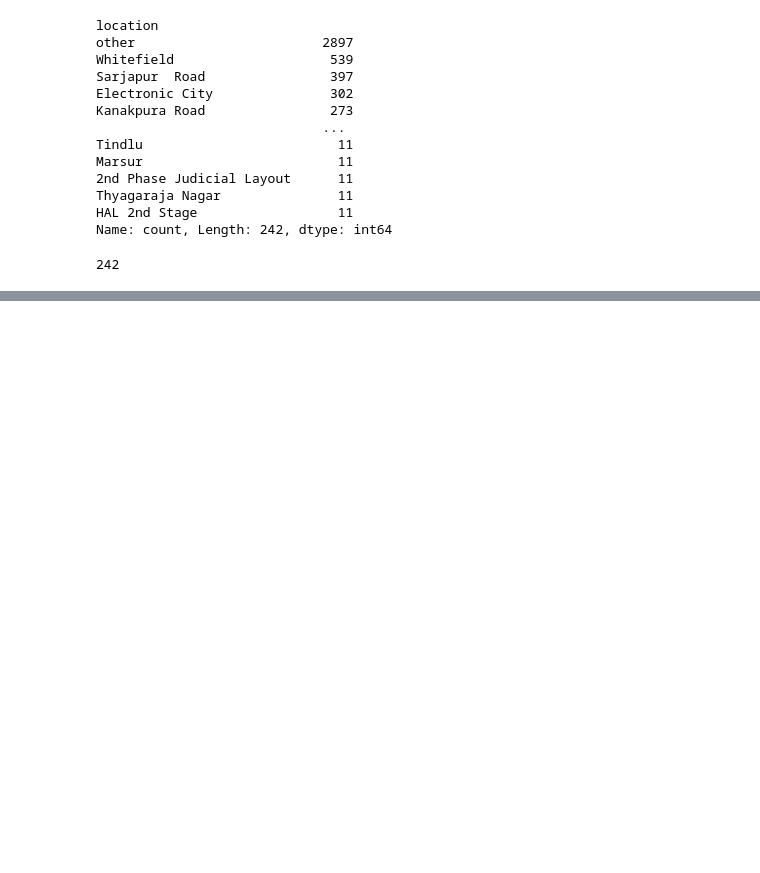
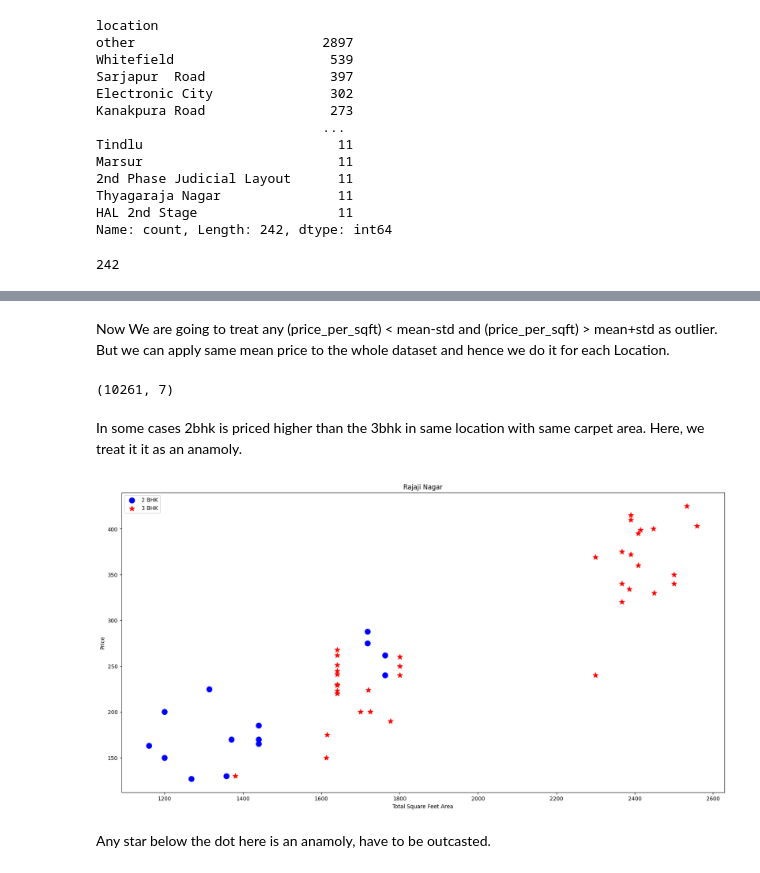
Before and after one commit to RoneyBABA/Housing, a Jupyter notebook: Proj0.ipynb, the cells around one changed output, grey strips where cells are left out. Drawn from its saved outputs; the diff is of its cells as text; code cells hidden in the pictures; blank space fills up the shorter version.

Commit message:
Outlier detection and elimination

```diff
--- a/Proj0.ipynb
+++ b/Proj0.ipynb
@@ -365,0 +377,3 @@ df4.location.nunique()
+# %%
+df4['sqft_per_bhk'] = df4.total_sqft/df4.bhk
+df4.head()
@@ -365,0 +397,4 @@ df4.location.nunique()
+# %%
+cond = (df4.sqft_per_bhk<300) | (df4.sqft_per_bhk>2000)
+df5 = df4[~cond]
+df5.shape, df4.shape
@@ -365,0 +415,34 @@ df4.location.nunique()
+# %% [markdown]
+Now We are going to treat any (price_per_sqft) < mean-std and (price_per_sqft) > mean+std as outlier. But we can apply same mean price to the whole dataset and hence we do it for each Location.
+# %%
+def remove_pps_outliers (df):
+    df_out = pd.DataFrame()
+    for key, subdf in df.groupby('location'):
+        m = np.mean(subdf.price_per_sqft)
+        std = np.std(subdf.price_per_sqft)
+        sel_df = subdf[ (subdf.price_per_sqft > (m-std)) & (subdf.price_per_sqft <= (m+std)) ]
+        df_out = pd.concat([df_out, sel_df], ignore_index=False)
+    return df_out
+
+df6 = remove_pps_outliers(df5)
+df6.shape
+# %% [output]
+(10261, 7)
+# %% [markdown]
+In some cases 2bhk is priced higher than the 3bhk in same location with same carpet area. Here, we treat it it as an anamoly.
+# %%
+def graph(df, location):
+    bhk2 = df[(df6.location == location) & (df6.bhk == 2)]
+    bhk3 = df[(df6.location == location )& (df6.bhk == 3)]
+    plt.scatter(bhk2.total_sqft,bhk2.price,color='blue',label ='2 BHK', s=100)
+    plt.scatter(bhk3.total_sqft,bhk3.price,marker='*',color='red',label='3 BHK',s=100)
+    plt.title(location)
+    plt.xlabel('Total Square Feet Area')
+    plt.ylabel('Price')
+    plt.legend()
+
+graph(df6, 'Rajaji Nagar')
+# %% [output]
+[figure, added]
+# %% [markdown]
+Any star below the dot here is an anamoly, have to be outcasted.
```
Also changed, not shown: parts of 6 cells of this notebook, 1 other file.
